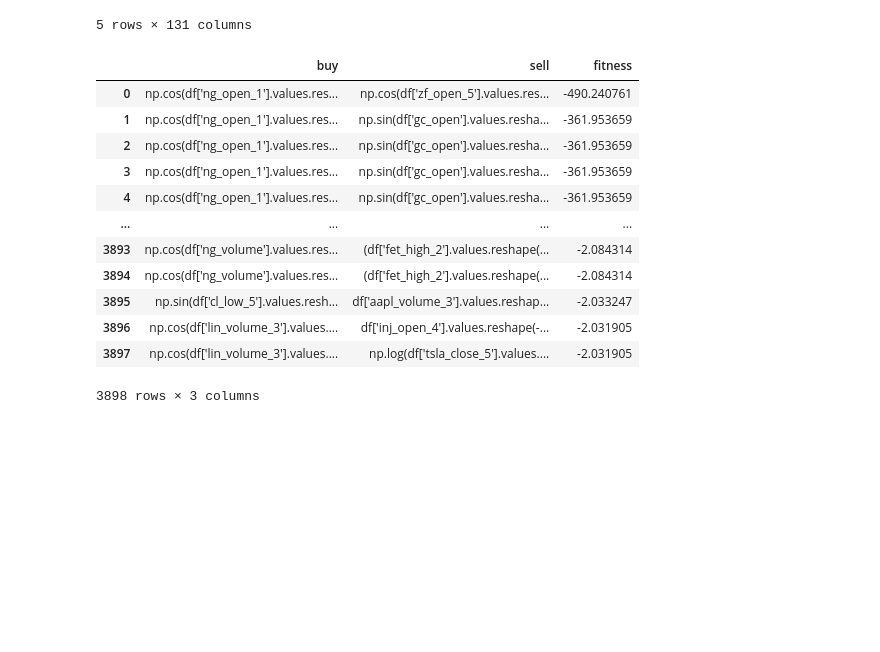
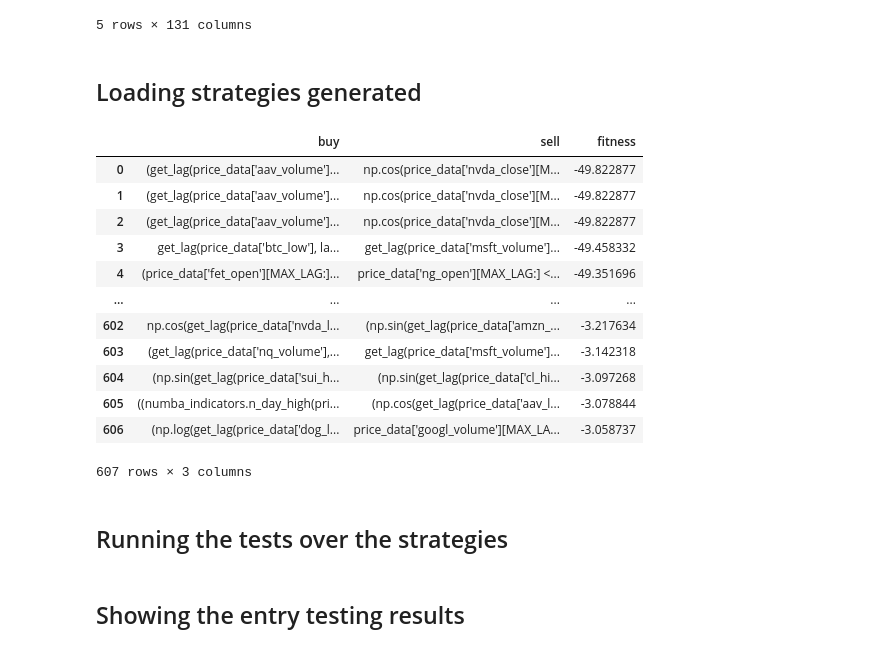
Before and after one commit to VaheC/PonyGE2, a Jupyter notebook: testing_inst_ind_comb_numba.ipynb, the cells around one changed output. Drawn from its saved outputs; the diff is of its cells as text; code cells hidden in the pictures; blank space fills up the shorter version.

```diff
--- a/testing_inst_ind_comb_numba.ipynb
+++ b/testing_inst_ind_comb_numba.ipynb
@@ -859,28 +884,32 @@ df_52w.head()
 | 3 | 2023-11-01 19:02:00 | 1.05650 | 1.05670 | 1.05640 | 1.05660 | 326 | 173.59 | 173.75 | 173.550 | 173.74 | ... |
 | 4 | 2023-11-01 19:03:00 | 1.05655 | 1.05675 | 1.05645 | 1.05665 | 327 | 173.72 | 173.73 | 173.650 | 173.72 | ... |
 5 rows × 131 columns
+# %% [markdown]
+## Loading strategies generated
 # %%
-strategy_file_path = Path(r'C:/\Users/\vchar/\OneDrive/\Desktop/\ML Projects/\Upwork/\AlgoT_ML_Dev/\GrammarEvolution/\PonyGE2/\derived_strategies/\ge_results_btc_inst_comb.csv')
+strategy_file_path = Path(r'C:/\Users/\vchar/\OneDrive/\Desktop/\ML Projects/\Upwork/\AlgoT_ML_Dev/\GrammarEvolution/\PonyGE2/\derived_strategies/\ge_results_inst_ind_comb_numba.csv')
 
 df_str = pd.read_csv(strategy_file_path)
 df_str = df_str[(df_str['fitness'] < 0) & (df_str['fitness'] < -3) & (df_str['fitness'] > -50)]
 df_str.sort_values('fitness', ascending=True, inplace=True)
 df_str.reset_index(drop=True, inplace=True)
 df_str
 # %% [output]
 |  | buy | sell | fitness |
-| 0 | np.cos(df['ng_open_1'].values.res... | np.cos(df['zf_open_5'].values.res... | -490.240761 |
-| 1 | np.cos(df['ng_open_1'].values.res... | np.sin(df['gc_open'].values.resha... | -361.953659 |
-| 2 | np.cos(df['ng_open_1'].values.res... | np.sin(df['gc_open'].values.resha... | -361.953659 |
-| 3 | np.cos(df['ng_open_1'].values.res... | np.sin(df['gc_open'].values.resha... | -361.953659 |
-| 4 | np.cos(df['ng_open_1'].values.res... | np.sin(df['gc_open'].values.resha... | -361.953659 |
+| 0 | (get_lag(price_data['aav_volume']... | np.cos(price_data['nvda_close'][M... | -49.822877 |
+| 1 | (get_lag(price_data['aav_volume']... | np.cos(price_data['nvda_close'][M... | -49.822877 |
+| 2 | (get_lag(price_data['aav_volume']... | np.cos(price_data['nvda_close'][M... | -49.822877 |
+| 3 | get_lag(price_data['btc_low'], la... | get_lag(price_data['msft_volume']... | -49.458332 |
+| 4 | (price_data['fet_open'][MAX_LAG:]... | price_data['ng_open'][MAX_LAG:] <... | -49.351696 |
 | ... | ... | ... | ... |
-| 3893 | np.cos(df['ng_volume'].values.res... | (df['fet_high_2'].values.reshape(... | -2.084314 |
-| 3894 | np.cos(df['ng_volume'].values.res... | (df['fet_high_2'].values.reshape(... | -2.084314 |
-| 3895 | np.sin(df['cl_low_5'].values.resh... | df['aapl_volume_3'].values.reshap... | -2.033247 |
-| 3896 | np.cos(df['lin_volume_3'].values.... | df['inj_open_4'].values.reshape(-... | -2.031905 |
-| 3897 | np.cos(df['lin_volume_3'].values.... | np.log(df['tsla_close_5'].values.... | -2.031905 |
+| 602 | np.cos(get_lag(price_data['nvda_l... | (np.sin(get_lag(price_data['amzn_... | -3.217634 |
+| 603 | (get_lag(price_data['nq_volume'],... | get_lag(price_data['msft_volume']... | -3.142318 |
+| 604 | (np.sin(get_lag(price_data['sui_h... | (np.sin(get_lag(price_data['cl_hi... | -3.097268 |
+| 605 | ((numba_indicators.n_day_high(pri... | (np.cos(get_lag(price_data['aav_l... | -3.078844 |
+| 606 | (np.log(get_lag(price_data['dog_l... | price_data['googl_volume'][MAX_LA... | -3.058737 |
-3898 rows × 3 columns
+607 rows × 3 columns
+# %% [markdown]
+## Running the tests over the strategies
 # %%
 final_entry_win_pc_df = pd.DataFrame()
 final_exit_win_pc_df = pd.DataFrame()
@@ -968,3 +1012,5 @@ else:
+# %% [markdown]
+## Showing the entry testing results
 # %%
 final_entry_win_pc_df
 # %% [output]
```
Also changed, not shown: parts of 34 cells of this notebook.
